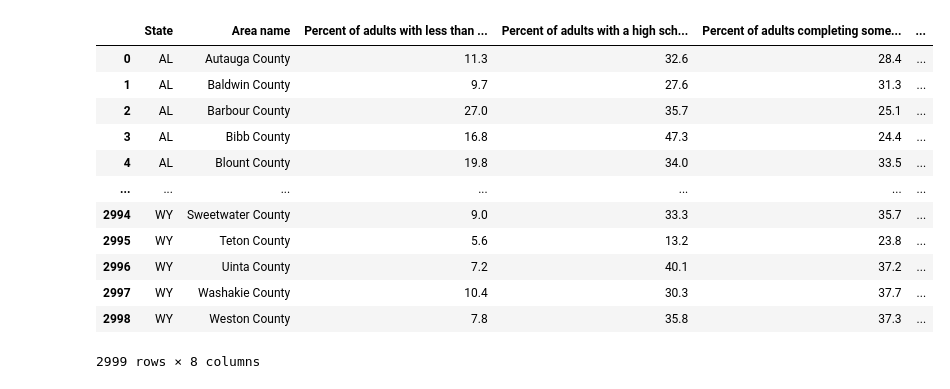
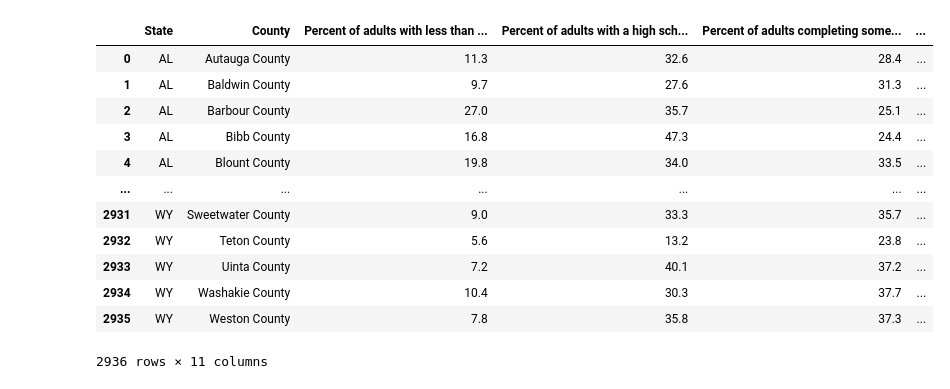
Before and after one commit to trannghia207/470Project, a Jupyter notebook: 470_Project_FLYT.ipynb, the cells around one changed output. Saved outputs shown, nothing was run; the diff lists cells and outputs as text; code cells hidden in the pictures.

Commit message:
Normalized Data
Combined all the data and normalized them

```diff
--- a/470_Project_FLYT.ipynb
+++ b/470_Project_FLYT.ipynb
@@ -50,16 +46,50 @@ result.rename(columns={"Unemployment_rate_2019": "Percent of unemployment 2019",
-# %%
-result
-# %% [output]
-|  | State | Area name | Percent of adults with less than ... | Percent of adults with a high sch... | Percent of adults completing some... | ... |
-| 0 | AL | Autauga County | 11.3 | 32.6 | 28.4 | ... |
-| 1 | AL | Baldwin County | 9.7 | 27.6 | 31.3 | ... |
-| 2 | AL | Barbour County | 27.0 | 35.7 | 25.1 | ... |
-| 3 | AL | Bibb County | 16.8 | 47.3 | 24.4 | ... |
-| 4 | AL | Blount County | 19.8 | 34.0 | 33.5 | ... |
-| ... | ... | ... | ... | ... | ... | ... |
-| 2994 | WY | Sweetwater County | 9.0 | 33.3 | 35.7 | ... |
-| 2995 | WY | Teton County | 5.6 | 13.2 | 23.8 | ... |
-| 2996 | WY | Uinta County | 7.2 | 40.1 | 37.2 | ... |
-| 2997 | WY | Washakie County | 10.4 | 30.3 | 37.7 | ... |
-| 2998 | WY | Weston County | 7.8 | 35.8 | 37.3 | ... |
-2999 rows × 8 columns
+# %%
+name = pd.read_csv('Data_compiled - State - Abbre..csv')
+n = name['State.1'].tolist()
+# Match up the states with their abbreviation
+d = dict(zip(name.State, n))
+# %%
+df1 = pd.read_csv('Population-Density By County - Population-Density By County.csv')
+df1 = df1.rename(columns={'GEO.display-label':'State','GCT_STUB.display-label':'County'})
+df1 = df1.drop(['GEO.id','GEO.id2','GCT_STUB.target-geo-id','GCT_STUB.target-geo-id2'], axis = 1)
+df1 = df1.sort_values(by=['State','County'],ignore_index=True)
+df1 = df1.replace(d)
+df = pd.merge(df,df1,how='inner', on=['County','State'])
+# %%
+df2 = pd.read_csv('PopulationEstimates.xls - Population Estimates 2010-19.csv')
+
+new_header = df2.iloc[1] #grab the second row for the header
+df2 = df2[2:]  #take the data less the header row
+df2.columns = new_header  #set the header row as the df header
+
+df2 = df2[df2['Area_Name'].str.contains('County')]
+df2.POP_ESTIMATE_2019 = df2.POP_ESTIMATE_2019.str.replace(r'[^\w\s]+', '')
+df2["POP_ESTIMATE_2019"] = pd.to_numeric(df2["POP_ESTIMATE_2019"])
+
+df2 = df2[['State','Area_Name','POP_ESTIMATE_2019']]
+df2 = df2.rename(columns = {"Area_Name": "County",'POP_ESTIMATE_2019':'POP ESTIMATE 2019'})
+df2 = df2.sort_values(by=['State','County'],ignore_index=True)
+df = pd.merge(df,df2,how='inner', on=['County','State'])
+# %%
+df3 = pd.read_csv('Data_compiled - Election Result.csv')
+df3 = df3.drop(columns = 'Unnamed: 1')
+df3 = df3.rename(columns = {'Percent': 'Percentage of Vote for Biden'})
+df3.County = [str(County) + ' County' for County in df3.County]
+df3 = df3.sort_values(by=['State','County'],ignore_index=True)
+df = pd.merge(df,df3,how='inner', on=['County','State'])
+# %%
+df
+# %% [output]
+|  | State | County | Percent of adults with less than ... | Percent of adults with a high sch... | Percent of adults completing some... | ... |
+| 0 | AL | Autauga County | 11.3 | 32.6 | 28.4 | ... |
+| 1 | AL | Baldwin County | 9.7 | 27.6 | 31.3 | ... |
+| 2 | AL | Barbour County | 27.0 | 35.7 | 25.1 | ... |
+| 3 | AL | Bibb County | 16.8 | 47.3 | 24.4 | ... |
+| 4 | AL | Blount County | 19.8 | 34.0 | 33.5 | ... |
+| ... | ... | ... | ... | ... | ... | ... |
+| 2931 | WY | Sweetwater County | 9.0 | 33.3 | 35.7 | ... |
+| 2932 | WY | Teton County | 5.6 | 13.2 | 23.8 | ... |
+| 2933 | WY | Uinta County | 7.2 | 40.1 | 37.2 | ... |
+| 2934 | WY | Washakie County | 10.4 | 30.3 | 37.7 | ... |
+| 2935 | WY | Weston County | 7.8 | 35.8 | 37.3 | ... |
+2936 rows × 11 columns
```
Also changed, not shown: parts of 17 cells of this notebook.
